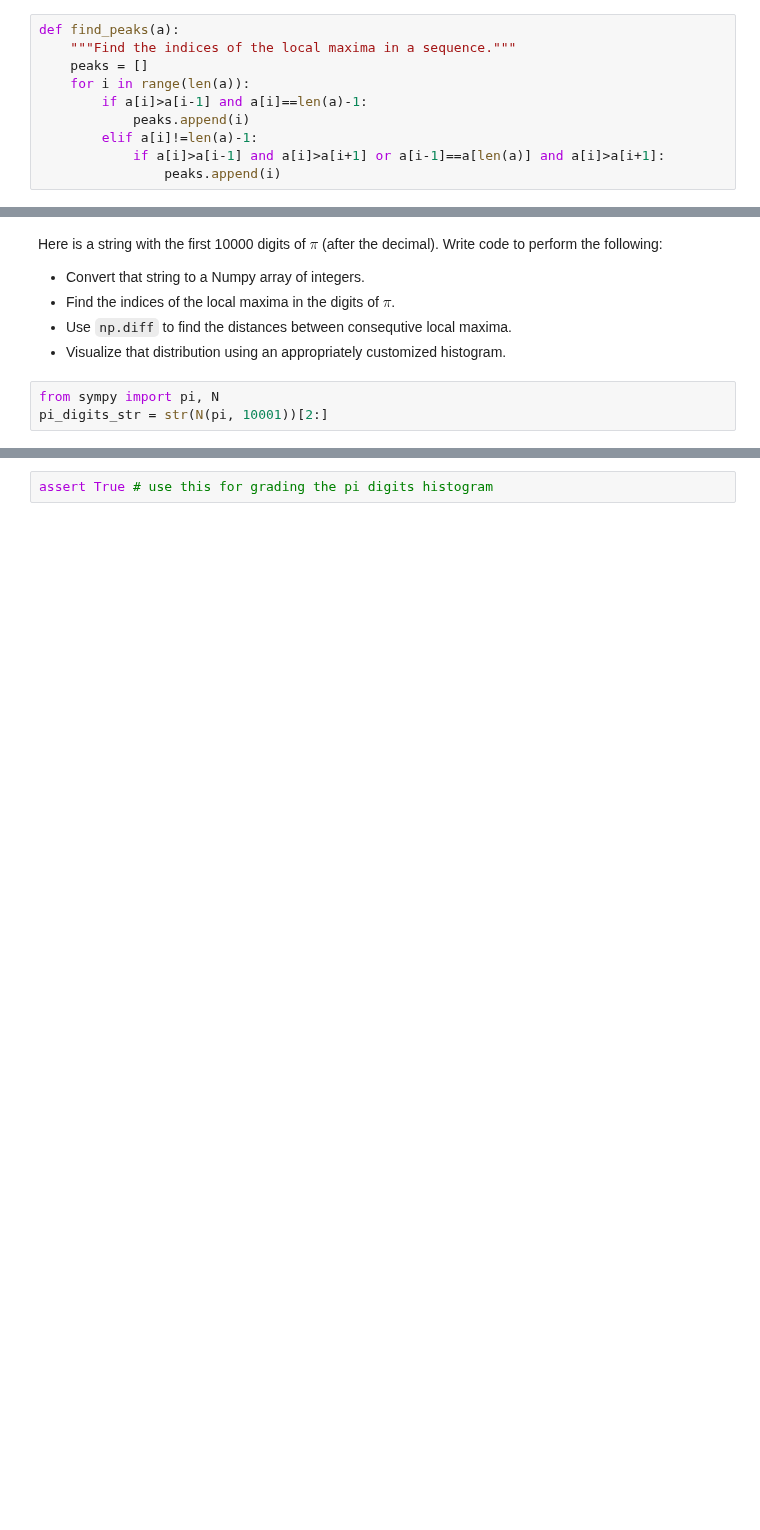
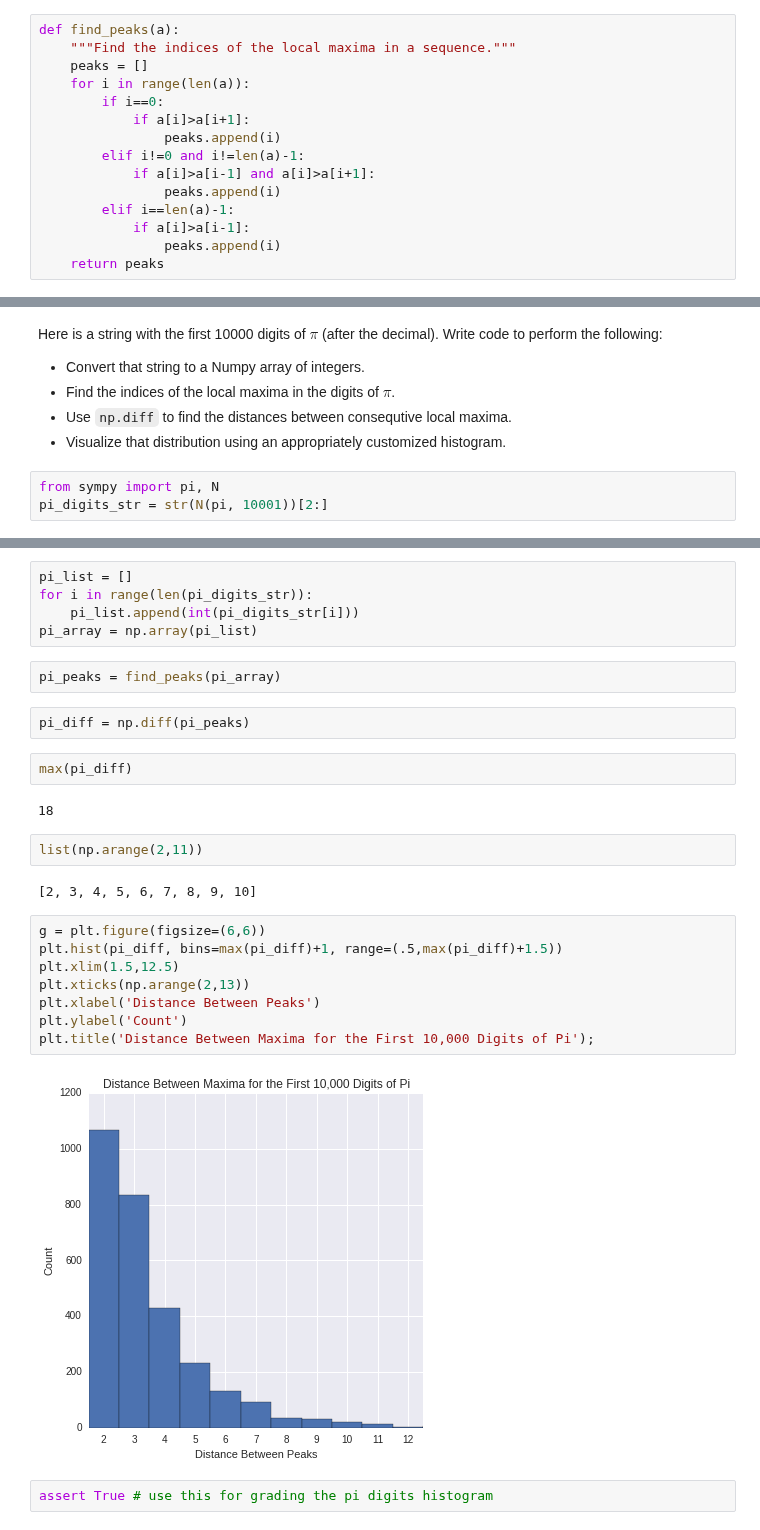
Before and after one commit to rsterbentz/phys202-2015-work, a Jupyter notebook: assignments/assignment07/AlgorithmsEx02.ipynb, the cells around one changed output, grey strips where cells are left out. Drawn from its saved outputs; the diff is of its cells as text; blank space fills up the shorter version.

```diff
--- a/assignments/assignment07/AlgorithmsEx02.ipynb
+++ b/assignments/assignment07/AlgorithmsEx02.ipynb
@@ -20,11 +20,16 @@ def find_peaks(a):
     """Find the indices of the local maxima in a sequence."""
     peaks = []
     for i in range(len(a)):
-        if a[i]>a[i-1] and a[i]==len(a)-1:
-            peaks.append(i)
-        elif a[i]!=len(a)-1:
-            if a[i]>a[i-1] and a[i]>a[i+1] or a[i-1]==a[len(a)] and a[i]>a[i+1]:
+        if i==0:
+            if a[i]>a[i+1]:
                 peaks.append(i)
+        elif i!=0 and i!=len(a)-1:
+            if a[i]>a[i-1] and a[i]>a[i+1]:
+                peaks.append(i)
+        elif i==len(a)-1:
+            if a[i]>a[i-1]:
+                peaks.append(i)
+    return peaks
 # %%
 a = [2,0,1,0,2,0,1]
 p1 = find_peaks(a)
@@ -56,2 +56,29 @@ raise NotImplementedError()
+# %%
+pi_list = []
+for i in range(len(pi_digits_str)):
+    pi_list.append(int(pi_digits_str[i]))
+pi_array = np.array(pi_list)
+# %%
+pi_peaks = find_peaks(pi_array)
+# %%
+pi_diff = np.diff(pi_peaks)
+# %%
+max(pi_diff)
+# %% [output]
+18
+# %%
+list(np.arange(2,11))
+# %% [output]
+[2, 3, 4, 5, 6, 7, 8, 9, 10]
+# %%
+g = plt.figure(figsize=(6,6))
+plt.hist(pi_diff, bins=max(pi_diff)+1, range=(.5,max(pi_diff)+1.5))
+plt.xlim(1.5,12.5)
+plt.xticks(np.arange(2,13))
+plt.xlabel('Distance Between Peaks')
+plt.ylabel('Count')
+plt.title('Distance Between Maxima for the First 10,000 Digits of Pi');
+# %% [output]
+[figure, added]
 # %%
 assert True # use this for grading the pi digits histogram
```
Also changed, not shown: parts of 3 cells of this notebook, 1 other file.
